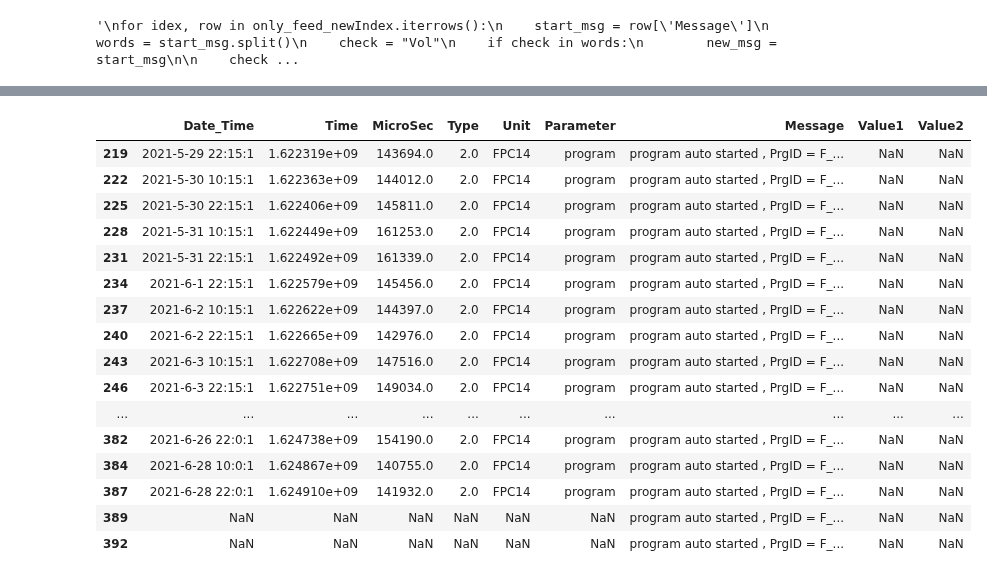
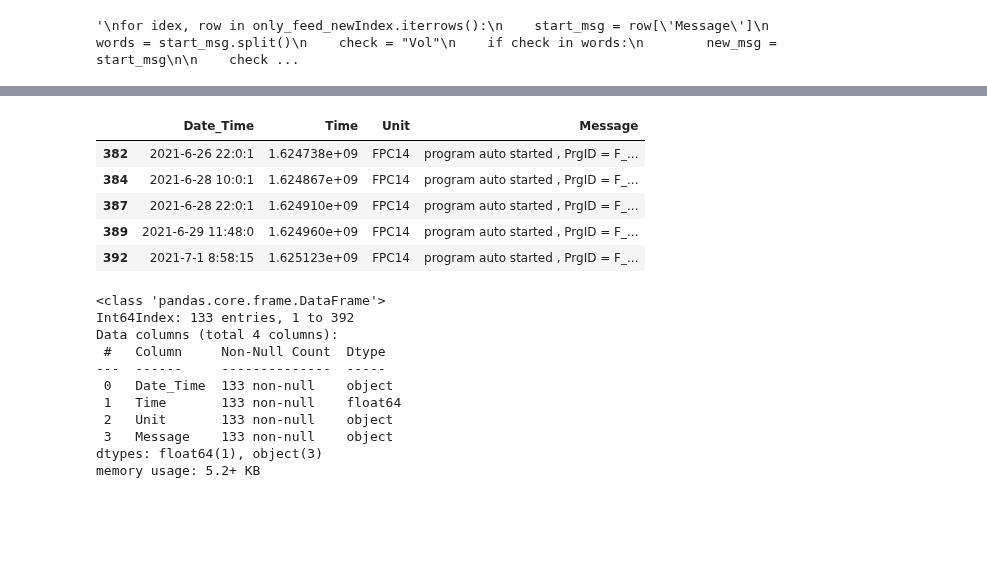
Before and after one commit to janakishyama/ESR_10, a Jupyter notebook: WP1/data_cleaning_DBexport/_4_feed_Nutrient/1_feed_data_extraction.ipynb, the cells around one changed output, grey strips where cells are left out. Saved outputs shown, nothing was run; the diff lists cells and outputs as text; code cells hidden in the pictures; blank space fills up the shorter version.

```diff
--- a/WP1/data_cleaning_DBexport/_4_feed_Nutrient/1_feed_data_extraction.ipynb
+++ b/WP1/data_cleaning_DBexport/_4_feed_Nutrient/1_feed_data_extraction.ipynb
@@ -307,0 +237,2 @@ only_feed_newIndex.tail(60)
+# %%
+only_feed_newIndex= only_feed_newIndex.drop(['MicroSec', 'Type', 'Value1', 'Value2', 'Parameter'],1)
@@ -307,0 +248,5 @@ only_feed_newIndex.tail(60)
+# %%
+only_feed_newIndex['Date_Time'].fillna(method='bfill', inplace=True)
+only_feed_newIndex['Time'].fillna(method='bfill', inplace=True)
+only_feed_newIndex['Unit'].fillna(method='bfill', inplace=True)
+only_feed_newIndex['Time'].fillna(method='bfill', inplace=True)
@@ -330,20 +273,23 @@ clean_feedDF.head(60)
 # %%
-clean_feedDF.tail(60)
+clean_feedDF.tail()
 # %% [output]
-|  | Date_Time | Time | MicroSec | Type | Unit | Parameter | Message | Value1 | Value2 |
-| 219 | 2021-5-29 22:15:1 | 1.622319e+09 | 143694.0 | 2.0 | FPC14 | program | program auto started , PrgID = F_... | NaN | NaN |
-| 222 | 2021-5-30 10:15:1 | 1.622363e+09 | 144012.0 | 2.0 | FPC14 | program | program auto started , PrgID = F_... | NaN | NaN |
-| 225 | 2021-5-30 22:15:1 | 1.622406e+09 | 145811.0 | 2.0 | FPC14 | program | program auto started , PrgID = F_... | NaN | NaN |
-| 228 | 2021-5-31 10:15:1 | 1.622449e+09 | 161253.0 | 2.0 | FPC14 | program | program auto started , PrgID = F_... | NaN | NaN |
-| 231 | 2021-5-31 22:15:1 | 1.622492e+09 | 161339.0 | 2.0 | FPC14 | program | program auto started , PrgID = F_... | NaN | NaN |
-| 234 | 2021-6-1 22:15:1 | 1.622579e+09 | 145456.0 | 2.0 | FPC14 | program | program auto started , PrgID = F_... | NaN | NaN |
-| 237 | 2021-6-2 10:15:1 | 1.622622e+09 | 144397.0 | 2.0 | FPC14 | program | program auto started , PrgID = F_... | NaN | NaN |
-| 240 | 2021-6-2 22:15:1 | 1.622665e+09 | 142976.0 | 2.0 | FPC14 | program | program auto started , PrgID = F_... | NaN | NaN |
-| 243 | 2021-6-3 10:15:1 | 1.622708e+09 | 147516.0 | 2.0 | FPC14 | program | program auto started , PrgID = F_... | NaN | NaN |
-| 246 | 2021-6-3 22:15:1 | 1.622751e+09 | 149034.0 | 2.0 | FPC14 | program | program auto started , PrgID = F_... | NaN | NaN |
-| ... | ... | ... | ... | ... | ... | ... | ... | ... | ... |
-| 382 | 2021-6-26 22:0:1 | 1.624738e+09 | 154190.0 | 2.0 | FPC14 | program | program auto started , PrgID = F_... | NaN | NaN |
-| 384 | 2021-6-28 10:0:1 | 1.624867e+09 | 140755.0 | 2.0 | FPC14 | program | program auto started , PrgID = F_... | NaN | NaN |
-| 387 | 2021-6-28 22:0:1 | 1.624910e+09 | 141932.0 | 2.0 | FPC14 | program | program auto started , PrgID = F_... | NaN | NaN |
-| 389 | NaN | NaN | NaN | NaN | NaN | NaN | program auto started , PrgID = F_... | NaN | NaN |
-| 392 | NaN | NaN | NaN | NaN | NaN | NaN | program auto started , PrgID = F_... | NaN | NaN |
+|  | Date_Time | Time | Unit | Message |
+| 382 | 2021-6-26 22:0:1 | 1.624738e+09 | FPC14 | program auto started , PrgID = F_... |
+| 384 | 2021-6-28 10:0:1 | 1.624867e+09 | FPC14 | program auto started , PrgID = F_... |
+| 387 | 2021-6-28 22:0:1 | 1.624910e+09 | FPC14 | program auto started , PrgID = F_... |
+| 389 | 2021-6-29 11:48:0 | 1.624960e+09 | FPC14 | program auto started , PrgID = F_... |
+| 392 | 2021-7-1 8:58:15 | 1.625123e+09 | FPC14 | program auto started , PrgID = F_... |
+# %%
+clean_feedDF.info()
+# %% [output]
+<class 'pandas.core.frame.DataFrame'>
+Int64Index: 133 entries, 1 to 392
+Data columns (total 4 columns):
+ #   Column     Non-Null Count  Dtype
+---  ------     --------------  -----
+ 0   Date_Time  133 non-null    object
+ 1   Time       133 non-null    float64
+ 2   Unit       133 non-null    object
+ 3   Message    133 non-null    object
+dtypes: float64(1), object(3)
+memory usage: 5.2+ KB
```
Also changed, not shown: parts of 19 cells of this notebook.
